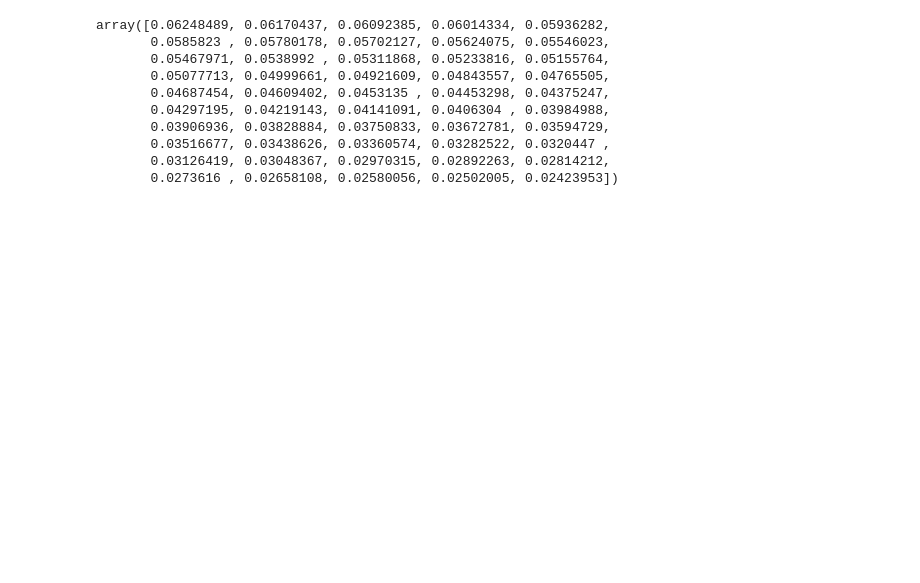
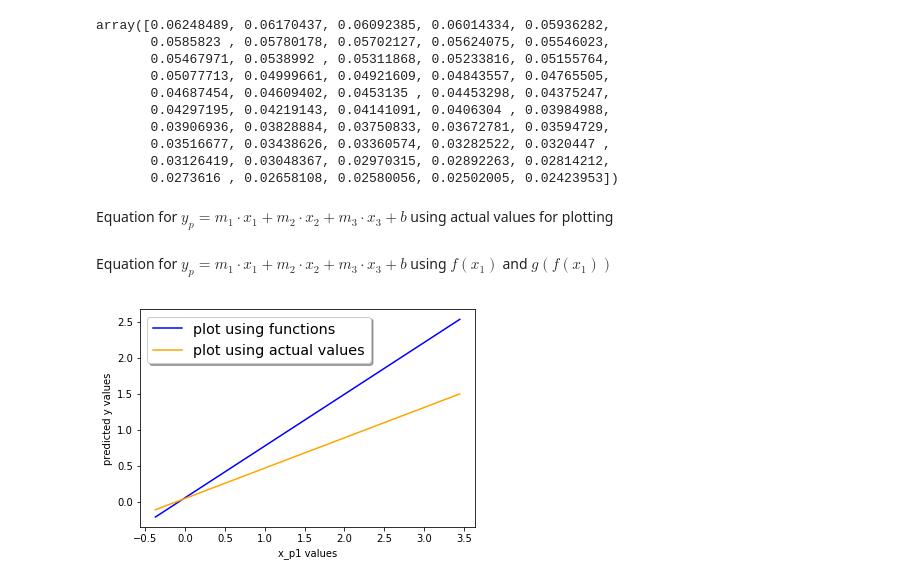
Before and after one commit to marin-hyatt/redshift_data_project, a Jupyter notebook: Marin Hyatt Improved Machine Learning -- Magnitude Differences.ipynb, the cells around one changed output. Drawn from its saved outputs; the diff is of its cells as text; code cells hidden in the pictures; blank space fills up the shorter version.

Commit message:
Plotted difference in using functions

```diff
--- a/Marin Hyatt Improved Machine Learning -- Magnitude Differences.ipynb
+++ b/Marin Hyatt Improved Machine Learning -- Magnitude Differences.ipynb
@@ -626,3 +635,22 @@ array([0.06248489, 0.06170437, 0.06092385, 0.06014334, 0.05936282,
        0.03516677, 0.03438626, 0.03360574, 0.03282522, 0.0320447 ,
        0.03126419, 0.03048367, 0.02970315, 0.02892263, 0.02814212,
        0.0273616 , 0.02658108, 0.02580056, 0.02502005, 0.02423953])
+# %% [markdown]
+Equation for $y_p = m_1 \cdot x_1 + m_2 \cdot x_2 + m_3 \cdot x_3 + b$ using actual values for plotting
+# %%
+y_p1 = 0.40333345 * x_for_plotting(x, 'a') + 0.04263828 * x_for_plotting(x, 'b') \
+-0.0342513 * x_for_plotting(x, 'c') + 0.058753418732004334
+# %% [markdown]
+Equation for $y_p = m_1 \cdot x_1 + m_2 \cdot x_2 + m_3 \cdot x_3 + b$ using $f(x_1)$ and $g(f(x_1))$
+# %%
+y_p2 = 0.40333345 * x_for_plotting(x, 'a') + 0.04263828 * (0.55915161 * x_for_plotting(x, 'a')) + \
+(0.52240939 * (0.55915161 * x_for_plotting(x, 'a'))) + 0.058753418732004334
+# %%
+plt.plot(x_for_plotting(x, 'a'), y_p2, color='blue', label='plot using functions')
+plt.plot(x_for_plotting(x, 'a'), y_p1, color='orange', label='plot using actual values')
+legend = plt.legend(loc='upper left', shadow=True, fontsize='x-large')
+plt.xlabel('x_p1 values')
+plt.ylabel('predicted y values')
+plt.show()
+# %% [output]
+[figure, added]
```
Also changed, not shown: parts of 9 cells of this notebook.
